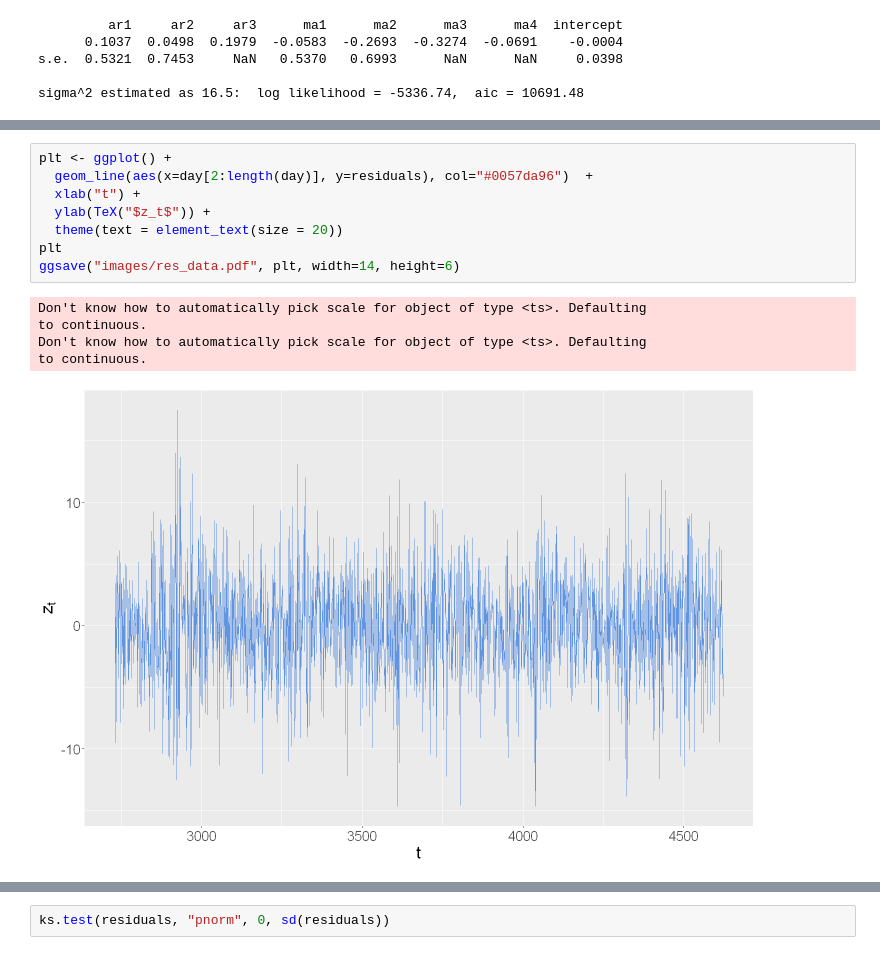
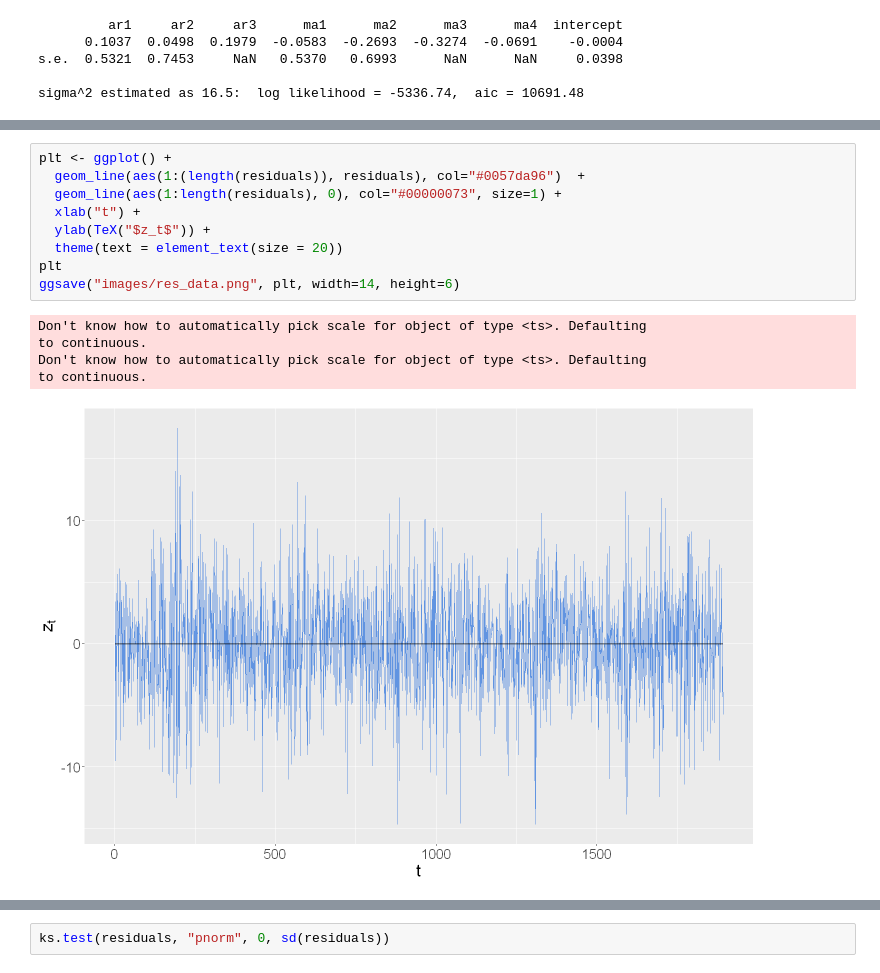
Before and after one commit to Szymex49/ARMA_temperature_modelling, a Jupyter notebook: SM_R.ipynb, the cells around one changed output, grey strips where cells are left out. Cells and saved outputs as stored; diff of their text form.

```diff
--- a/SM_R.ipynb
+++ b/SM_R.ipynb
@@ -274,15 +276,16 @@ Warning message:
 # %%
 plt <- ggplot() +
-  geom_line(aes(x=day[2:length(day)], y=residuals), col="#0057da96")  +
+  geom_line(aes(1:(length(residuals)), residuals), col="#0057da96")  +
+  geom_line(aes(1:length(residuals), 0), col="#00000073", size=1) +
   xlab("t") +
   ylab(TeX("$z_t$")) +
   theme(text = element_text(size = 20))
 plt
-ggsave("images/res_data.pdf", plt, width=14, height=6)
+ggsave("images/res_data.png", plt, width=14, height=6)
 # %% [output]
 Don't know how to automatically pick scale for object of type <ts>. Defaulting
 to continuous.
 Don't know how to automatically pick scale for object of type <ts>. Defaulting
 to continuous.
-[figure, old version]
+[figure, new version]
 # %%
```
Also changed, not shown: parts of 11 cells of this notebook, 24 other files.
